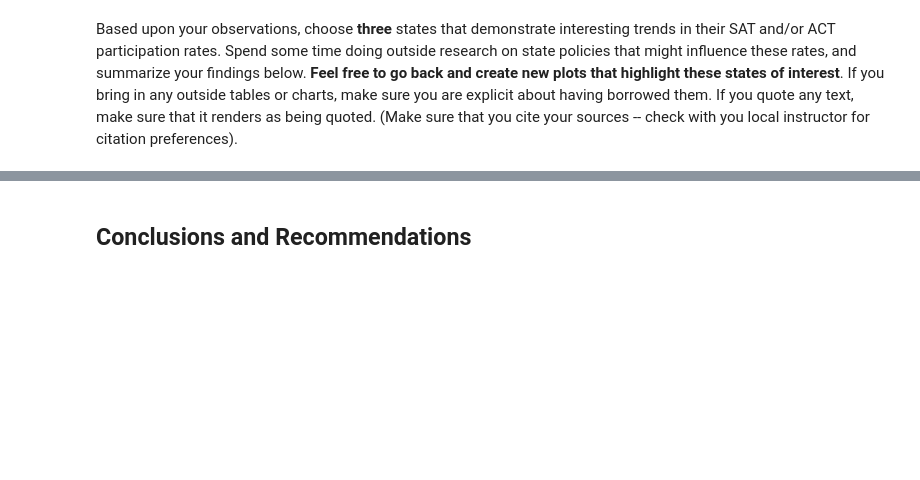
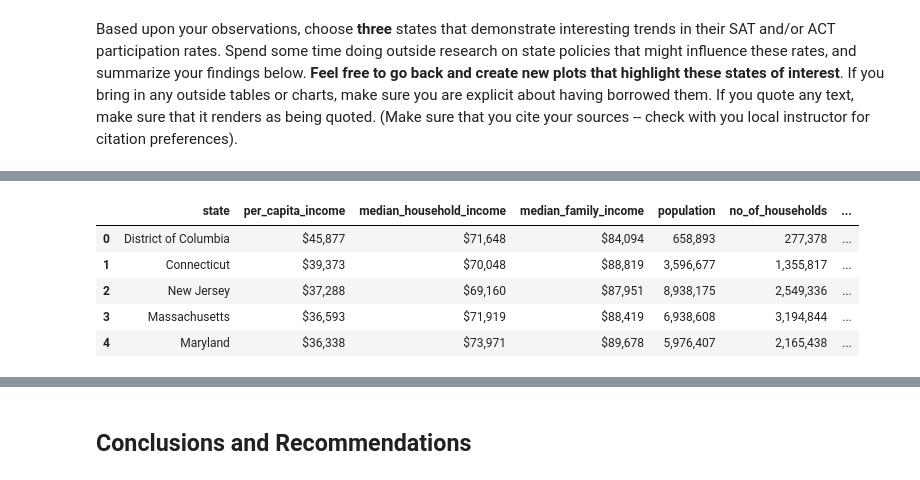
Before and after one commit to sgodfrey66/SAT_ACT_participation, a Jupyter notebook: code/ACT-SAT_Analysis_Steve_Godfrey.ipynb, the cells around one changed output, grey strips where cells are left out. Drawn from its saved outputs; the diff is of its cells as text; code cells hidden in the pictures; blank space fills up the shorter version.

```diff
--- a/code/ACT-SAT_Analysis_Steve_Godfrey.ipynb
+++ b/code/ACT-SAT_Analysis_Steve_Godfrey.ipynb
@@ -46,7 +46,7 @@ Read in the `sat_2017.csv` and `act_2017.csv` files and assign them to appropria
 # %%
 # Open the 2017 CSV data files
 # Use os.path to get the relative path to data files
-abs_datapath = '/Users/stephengodfrey/Documents/SteveSchool/dsi/projects/project_1_Steve_Godfrey/data'
+abs_datapath = '/Users/stephengodfrey/Documents/SteveSchool/dsi/projects/project_1/data'
 rel_datapath = os.path.relpath(abs_datapath)
 
 SAT_filename = os.path.join(rel_datapath, 'sat_2017.csv')
@@ -1475,0 +1501,13 @@ Based upon your observations, choose **three** states that demonstrate interesti
+# %%
+# Load income data
+income_filename = os.path.join(rel_datapath, 'stateincome.csv')
+inc_df = pd.read_csv(income_filename)
+# %%
+inc_df.head()
+# %% [output]
+|  | state | per_capita_income | median_household_income | median_family_income | population | no_of_households | ... |
+| 0 | District of Columbia | $45,877 | $71,648 | $84,094 | 658,893 | 277,378 | ... |
+| 1 | Connecticut | $39,373 | $70,048 | $88,819 | 3,596,677 | 1,355,817 | ... |
+| 2 | New Jersey | $37,288 | $69,160 | $87,951 | 8,938,175 | 2,549,336 | ... |
+| 3 | Massachusetts | $36,593 | $71,919 | $88,419 | 6,938,608 | 3,194,844 | ... |
+| 4 | Maryland | $36,338 | $73,971 | $89,678 | 5,976,407 | 2,165,438 | ... |
```
Also changed, not shown: parts of 16 cells of this notebook, 4 other files.
